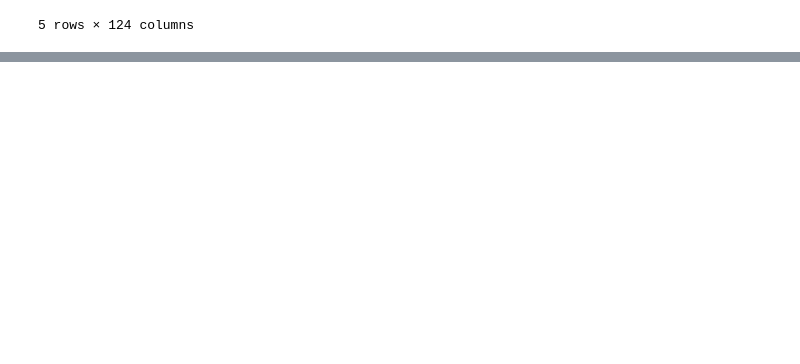
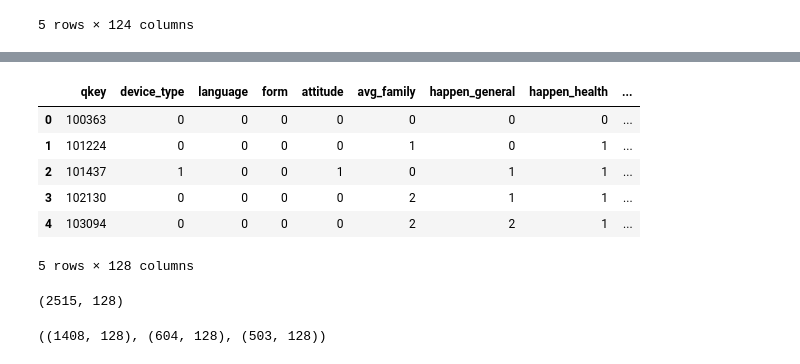
Before and after one commit to american-perspectives-capstone/american-attitudes, a Jupyter notebook: final_notebook.ipynb, the cells around one changed output, grey strips where cells are left out. Cells and saved outputs as stored; diff of their text form; code cells hidden in the pictures; blank space fills up the shorter version.

```diff
--- a/final_notebook.ipynb
+++ b/final_notebook.ipynb
@@ -1406,0 +653,19 @@ RESPONDENTS]</td>
+# %%
+df.replace(replace_key).head()
+# %% [output]
+|  | qkey | device_type | language | form | attitude | avg_family | happen_general | happen_health | ... |
+| 0 | 100363 | 0 | 0 | 0 | 0 | 0 | 0 | 0 | ... |
+| 1 | 101224 | 0 | 0 | 0 | 0 | 1 | 0 | 1 | ... |
+| 2 | 101437 | 1 | 0 | 0 | 1 | 0 | 1 | 1 | ... |
+| 3 | 102130 | 0 | 0 | 0 | 0 | 2 | 1 | 1 | ... |
+| 4 | 103094 | 0 | 0 | 0 | 0 | 2 | 2 | 1 | ... |
+5 rows × 128 columns
+# %%
+df.shape
+# %% [output]
+(2515, 128)
+# %%
+train, validate, test = train_validate_test_split(df, 'is_pes')
+train.shape, validate.shape, test.shape
+# %% [output]
+((1408, 128), (604, 128), (503, 128))
```
Also changed, not shown: parts of 11 cells of this notebook.
